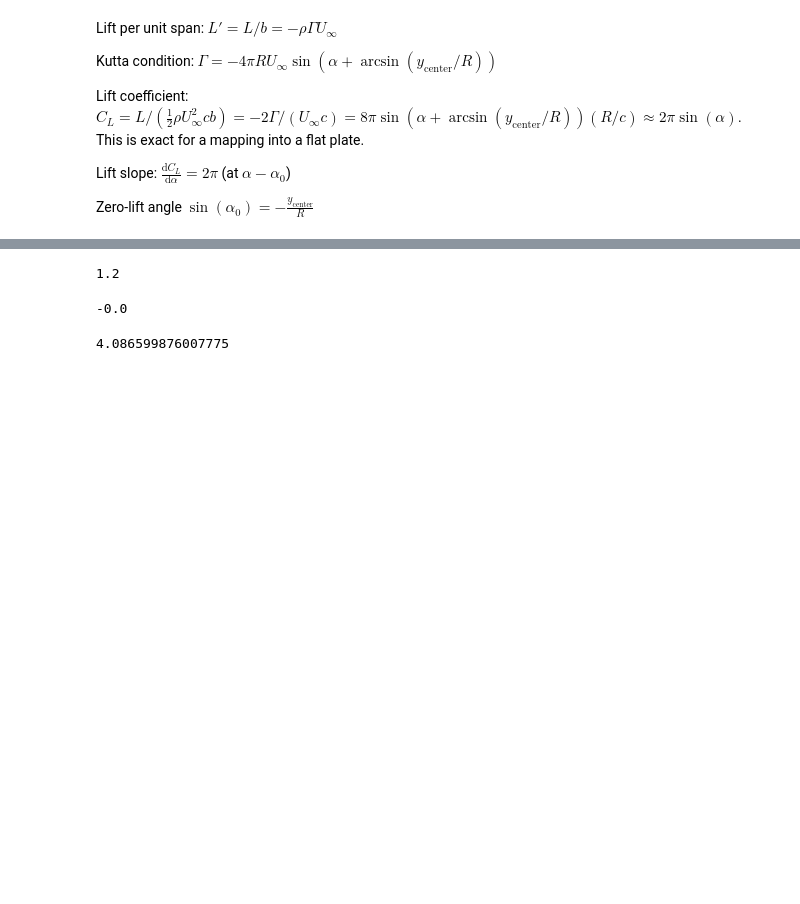
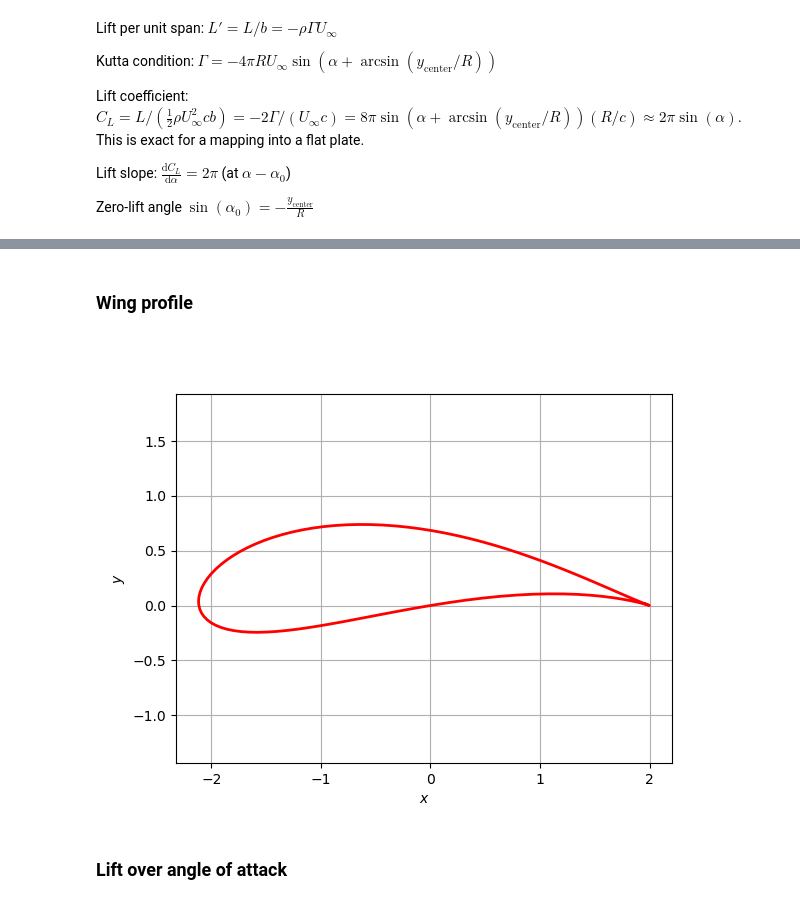
Before and after one commit to pschlatt1/notebooks, a Jupyter notebook: kutta-joukowski.ipynb, the cells around one changed output, grey strips where cells are left out. Saved outputs shown, nothing was run; the diff lists cells and outputs as text; code cells hidden in the pictures; blank space fills up the shorter version.

```diff
--- a/kutta-joukowski.ipynb
+++ b/kutta-joukowski.ipynb
@@ -247,16 +283,15 @@ lift coefficient: CL = 1.09106
 lift slope: dCL/dalpha = 6.28319
-# %%
-# radius
-R
-# %% [output]
-1.2
-# %%
-# zero lift angle
-alpha0
-# %% [output]
--0.0
-# %%
-# measured chord length
-np.max(np.real(Z[:,0]))-np.min(np.real(Z[:,0]))/np.cos(alpha)
-# %% [output]
-4.086599876007775
+# %% [markdown]
+### Wing profile
+# %%
+plt.figure()
+plt.xlabel(r'$x$')
+plt.ylabel(r'$y$')
+plt.axis('equal')
+plt.grid()
+plt.plot(np.real(Z_cyl), np.imag(Z_cyl), color='r', linestyle='-', linewidth=2)
+plt.show()
+# %% [output]
+[figure, added]
+# %% [markdown]
+### Lift over angle of attack
```
Also changed, not shown: parts of 17 cells of this notebook.
